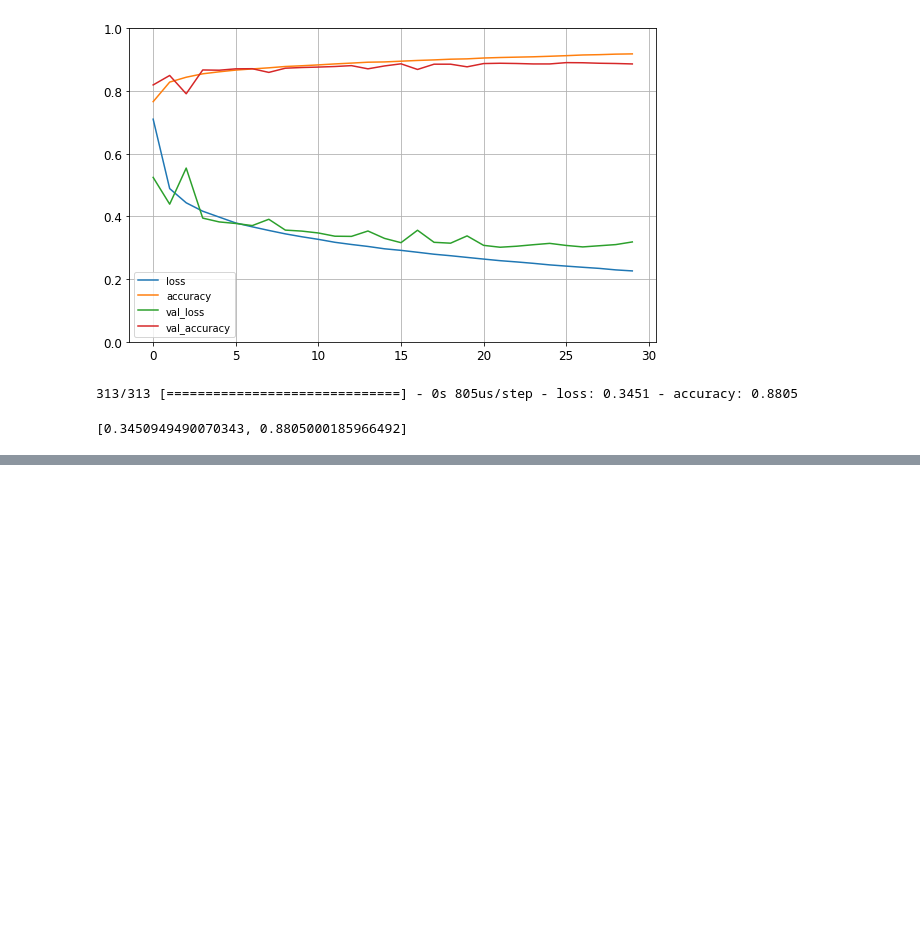
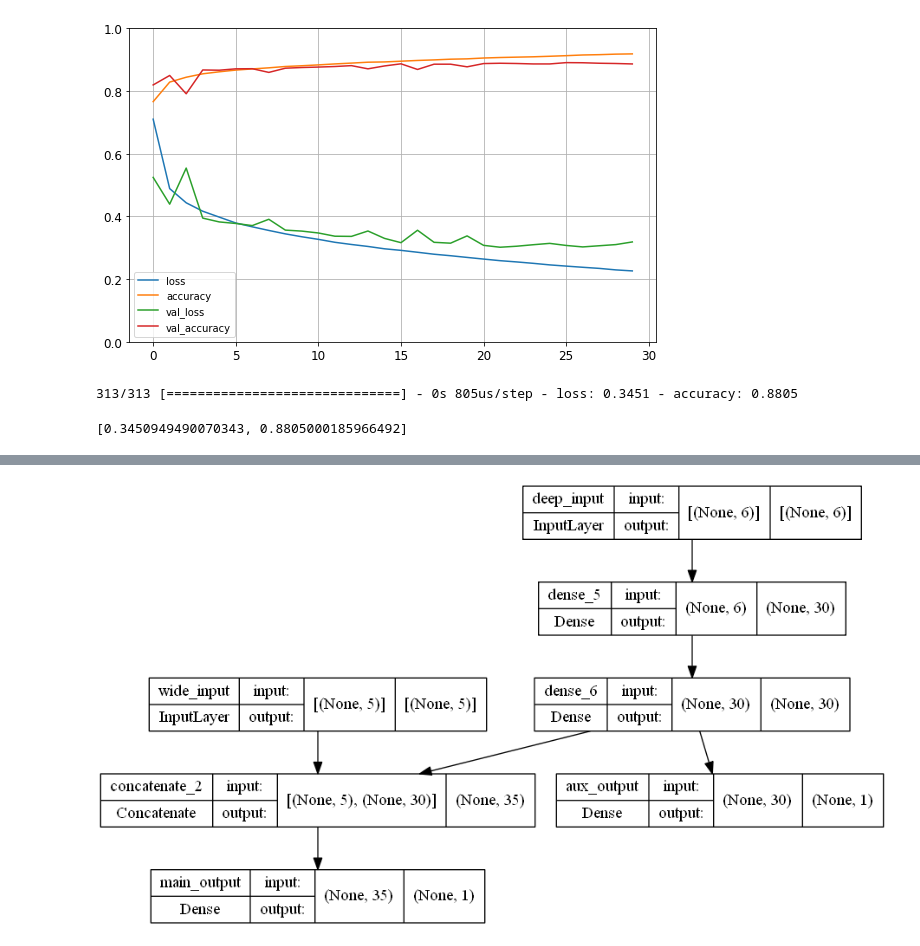
Before and after one commit to minhngt62/handson-ml, a Jupyter notebook: Chapter 10 - Artificial Neural Networks with Keras.ipynb, the cells around one changed output, grey strips where cells are left out. Drawn from its saved outputs; the diff is of its cells as text; code cells hidden in the pictures; blank space fills up the shorter version.

```diff
--- a/Chapter 10 - Artificial Neural Networks with Keras.ipynb
+++ b/Chapter 10 - Artificial Neural Networks with Keras.ipynb
@@ -531,0 +643,16 @@ array([[0.38856643],
+# %%
+# Build a neural network that receives multiple outputs
+input_A = keras.layers.Input(shape=[5], name="wide_input")
+input_B = keras.layers.Input(shape=[6], name="deep_input")
+hidden1 = keras.layers.Dense(30, activation="relu")(input_B)
+hidden2 = keras.layers.Dense(30, activation="relu")(hidden1)
+concat = keras.layers.concatenate([input_A, hidden2])
+output = keras.layers.Dense(1, name="main_output")(concat)
+aux_output = keras.layers.Dense(1, name="aux_output")(hidden2)
+model = keras.models.Model(inputs=[input_A, input_B],
+                           outputs=[output, aux_output])
+# %%
+# Summarize the model
+keras.utils.plot_model(model, "images/chapter10_ann/my_wide_deep_model4.png", show_shapes=True)
+# %% [output]
+[figure, added]
```
Also changed, not shown: parts of 31 cells of this notebook, 3 other files.
